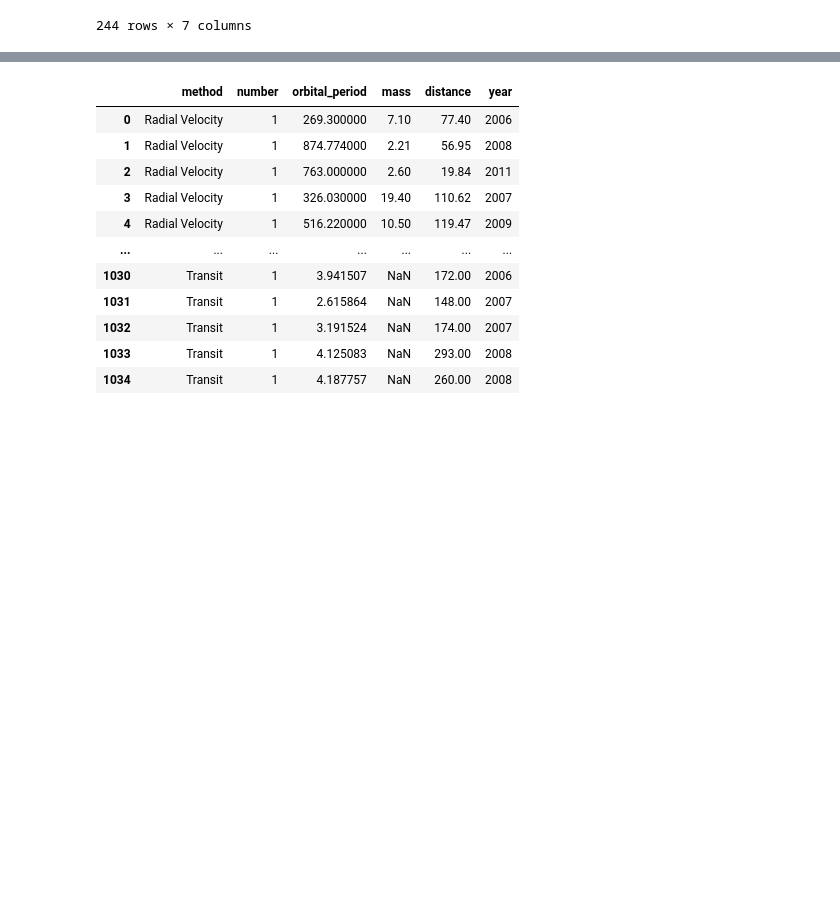
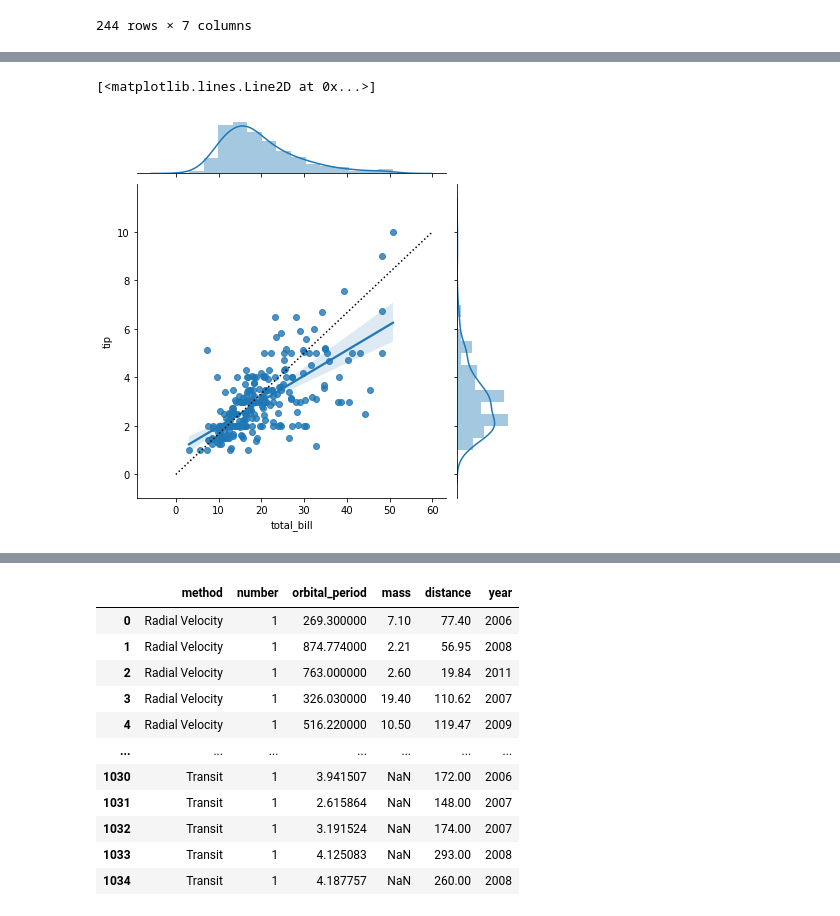
Before and after one commit to gn0262487838/python_exercise, a Jupyter notebook: plt_note.ipynb, the cells around one changed output, grey strips where cells are left out. Cells and saved outputs as stored; diff of their text form; code cells hidden in the pictures; blank space fills up the shorter version.

```diff
--- a/plt_note.ipynb
+++ b/plt_note.ipynb
@@ -335,0 +330,6 @@ sns.jointplot("total_bill", "tip", data=tips, kind="reg")
+# %%
+ax = sns.jointplot("total_bill", "tip", data=tips, kind="reg")
+ax.ax_joint.plot(np.linspace(0,60,1000), np.linspace(0,10,1000), linestyle=":", color="k")
+# %% [output]
+[<matplotlib.lines.Line2D at 0x...>]
+[figure, added]
```
Also changed, not shown: parts of 15 cells of this notebook.
